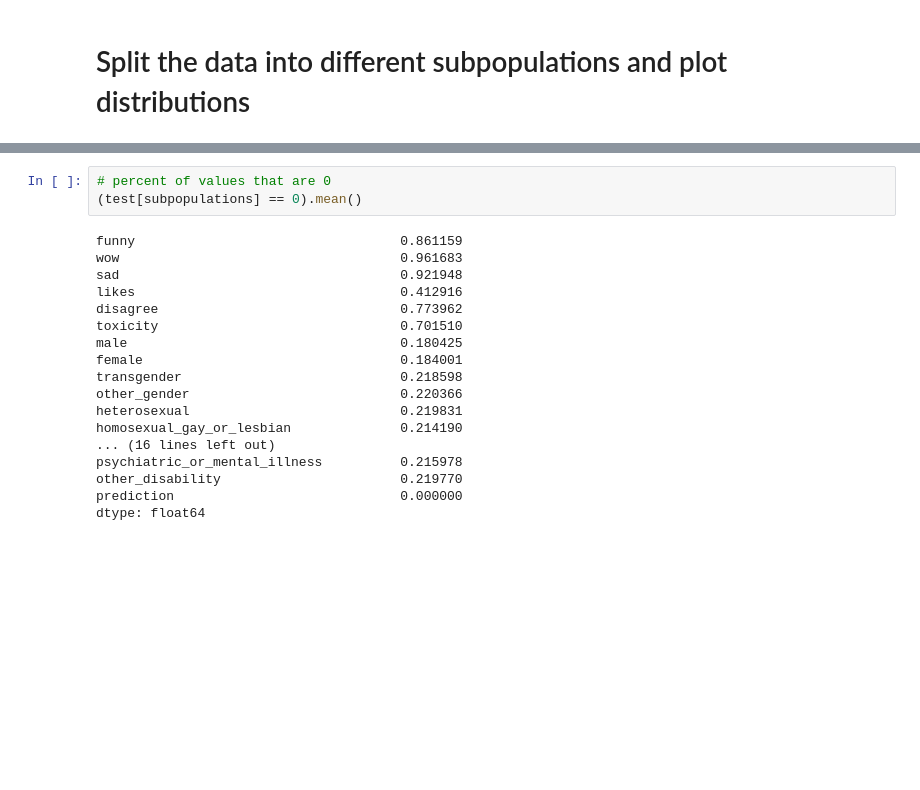
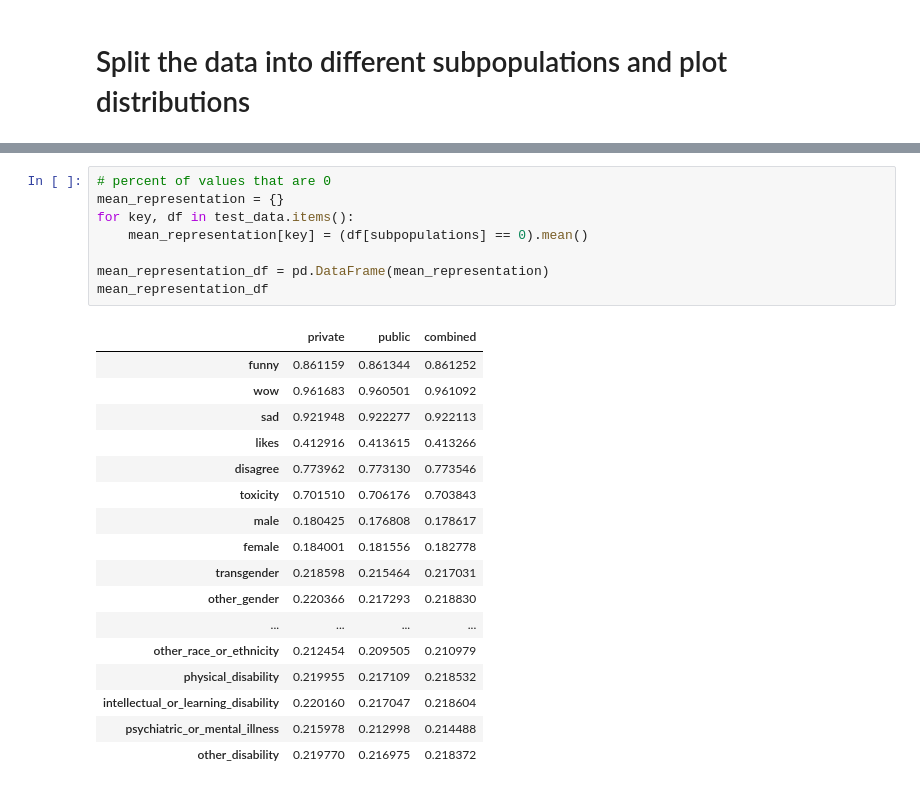
Before and after one commit to robinhad/toxicity-analysis, a Jupyter notebook: outcomes_dkushn.ipynb, the cells around one changed output, grey strips where cells are left out. Cells and saved outputs as stored; diff of their text form; blank space fills up the shorter version.

```diff
--- a/outcomes_dkushn.ipynb
+++ b/outcomes_dkushn.ipynb
@@ -615,21 +594,26 @@ for i, subpopulation in enumerate(subpopulations):
 # %%
 # percent of values that are 0
-(test[subpopulations] == 0).mean()
+mean_representation = {}
+for key, df in test_data.items():
+    mean_representation[key] = (df[subpopulations] == 0).mean()
+
+mean_representation_df = pd.DataFrame(mean_representation)
+mean_representation_df
 # %% [output]
-funny                                  0.861159
-wow                                    0.961683
-sad                                    0.921948
-likes                                  0.412916
-disagree                               0.773962
-toxicity                               0.701510
-male                                   0.180425
-female                                 0.184001
-transgender                            0.218598
-other_gender                           0.220366
-heterosexual                           0.219831
-homosexual_gay_or_lesbian              0.214190
-... (16 lines left out)
-psychiatric_or_mental_illness          0.215978
-other_disability                       0.219770
-prediction                             0.000000
-dtype: float64
+|  | private | public | combined |
+| funny | 0.861159 | 0.861344 | 0.861252 |
+| wow | 0.961683 | 0.960501 | 0.961092 |
+| sad | 0.921948 | 0.922277 | 0.922113 |
+| likes | 0.412916 | 0.413615 | 0.413266 |
+| disagree | 0.773962 | 0.773130 | 0.773546 |
+| toxicity | 0.701510 | 0.706176 | 0.703843 |
+| male | 0.180425 | 0.176808 | 0.178617 |
+| female | 0.184001 | 0.181556 | 0.182778 |
+| transgender | 0.218598 | 0.215464 | 0.217031 |
+| other_gender | 0.220366 | 0.217293 | 0.218830 |
+| ... | ... | ... | ... |
+| other_race_or_ethnicity | 0.212454 | 0.209505 | 0.210979 |
+| physical_disability | 0.219955 | 0.217109 | 0.218532 |
+| intellectual_or_learning_disability | 0.220160 | 0.217047 | 0.218604 |
+| psychiatric_or_mental_illness | 0.215978 | 0.212998 | 0.214488 |
+| other_disability | 0.219770 | 0.216975 | 0.218372 |
```
Also changed, not shown: parts of 19 cells of this notebook.
